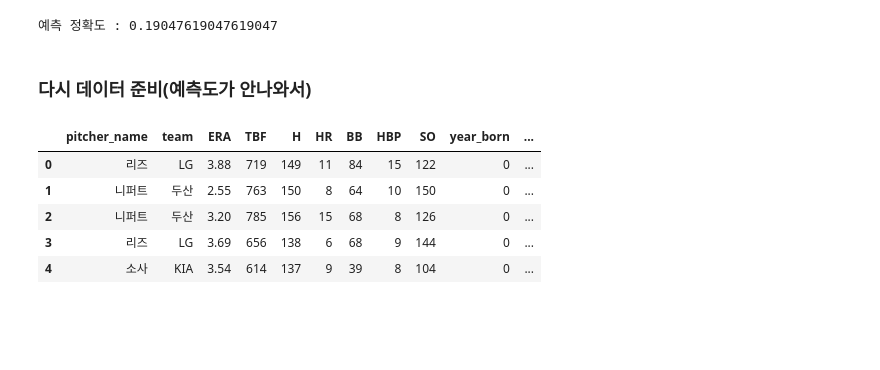
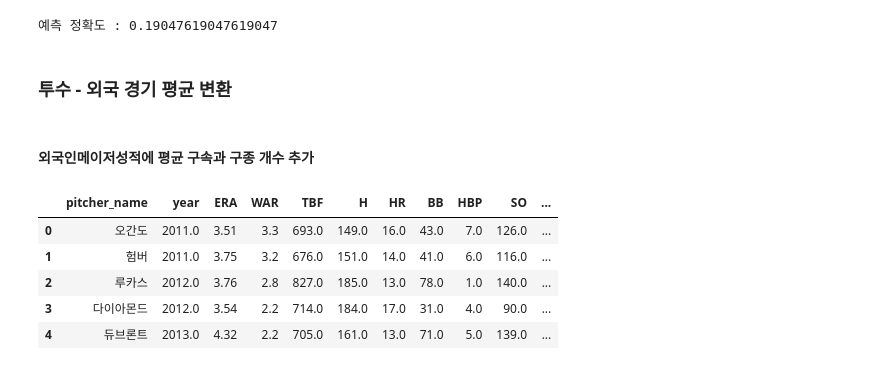
Before and after one commit to sc303030/DataAnalysisStudy, a Jupyter notebook: gyeonghyeon_baseball_01/baseball_2.ipynb, the cells around one changed output. Cells and saved outputs as stored; diff of their text form; code cells hidden in the pictures; blank space fills up the shorter version.

```diff
--- a/gyeonghyeon_baseball_01/baseball_2.ipynb
+++ b/gyeonghyeon_baseball_01/baseball_2.ipynb
@@ -129,14 +129,16 @@ from sklearn.metrics import accuracy_score
 print(f'예측 정확도 : {accuracy_score(y_test, predition)}')
 # %% [output]
 예측 정확도 : 0.19047619047619047
-# %% [markdown]
-### 다시 데이터 준비(예측도가 안나와서)
+# %% [markdown]
+### 투수 - 외국 경기 평균 변환
+# %% [markdown]
+#### 외국인메이저성적에 평균 구속과 구종 개수 추가
 # %%
-throw_df.head()
+외국인메이저성적.head()
 # %% [output]
-|  | pitcher_name | team | ERA | TBF | H | HR | BB | HBP | SO | year_born | ... |
-| 0 | 리즈 | LG | 3.88 | 719 | 149 | 11 | 84 | 15 | 122 | 0 | ... |
-| 1 | 니퍼트 | 두산 | 2.55 | 763 | 150 | 8 | 64 | 10 | 150 | 0 | ... |
-| 2 | 니퍼트 | 두산 | 3.20 | 785 | 156 | 15 | 68 | 8 | 126 | 0 | ... |
-| 3 | 리즈 | LG | 3.69 | 656 | 138 | 6 | 68 | 9 | 144 | 0 | ... |
-| 4 | 소사 | KIA | 3.54 | 614 | 137 | 9 | 39 | 8 | 104 | 0 | ... |
+|  | pitcher_name | year | ERA | WAR | TBF | H | HR | BB | HBP | SO | ... |
+| 0 | 오간도 | 2011.0 | 3.51 | 3.3 | 693.0 | 149.0 | 16.0 | 43.0 | 7.0 | 126.0 | ... |
+| 1 | 험버 | 2011.0 | 3.75 | 3.2 | 676.0 | 151.0 | 14.0 | 41.0 | 6.0 | 116.0 | ... |
+| 2 | 루카스 | 2012.0 | 3.76 | 2.8 | 827.0 | 185.0 | 13.0 | 78.0 | 1.0 | 140.0 | ... |
+| 3 | 다이아몬드 | 2012.0 | 3.54 | 2.2 | 714.0 | 184.0 | 17.0 | 31.0 | 4.0 | 90.0 | ... |
+| 4 | 듀브론트 | 2013.0 | 4.32 | 2.2 | 705.0 | 161.0 | 13.0 | 71.0 | 5.0 | 139.0 | ... |
```
Also changed, not shown: parts of 5 cells of this notebook, 1 other file.
